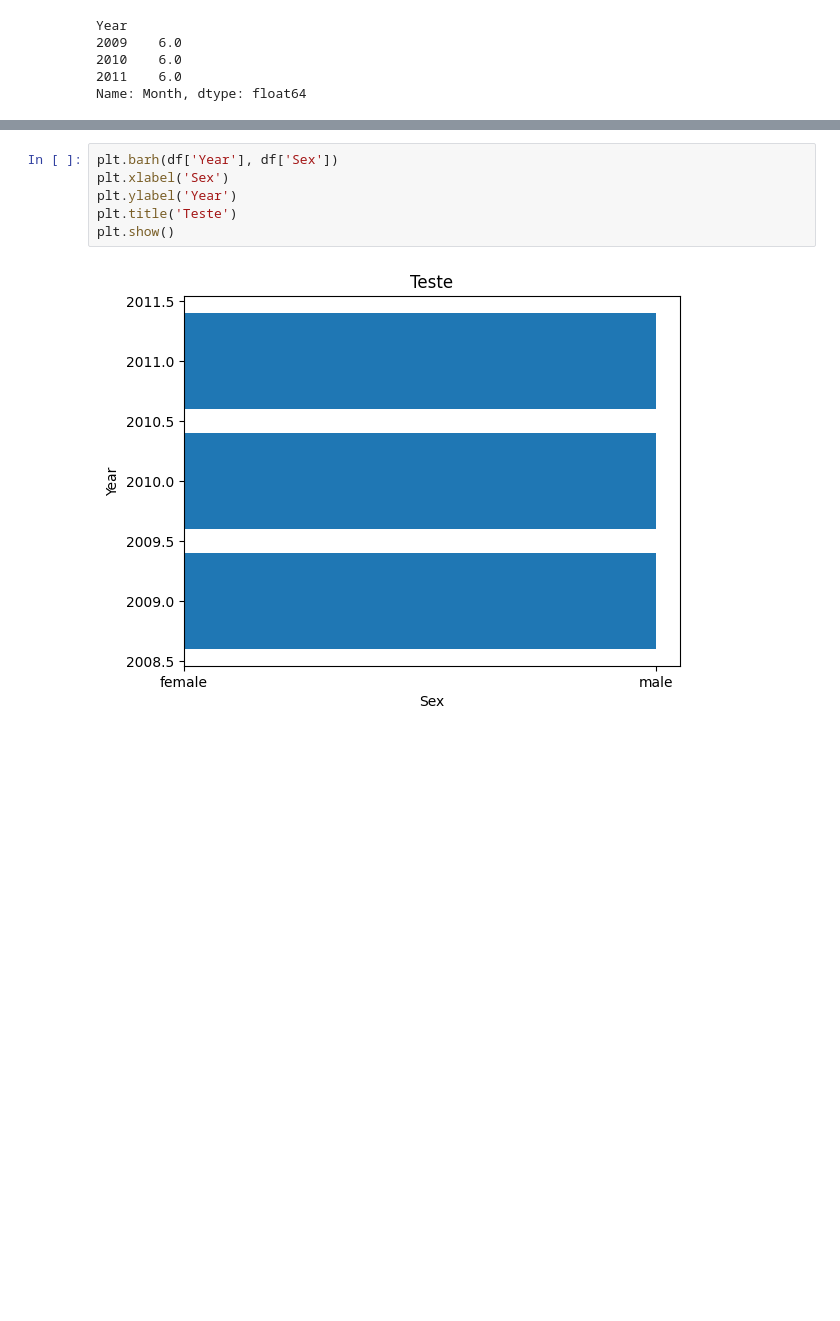
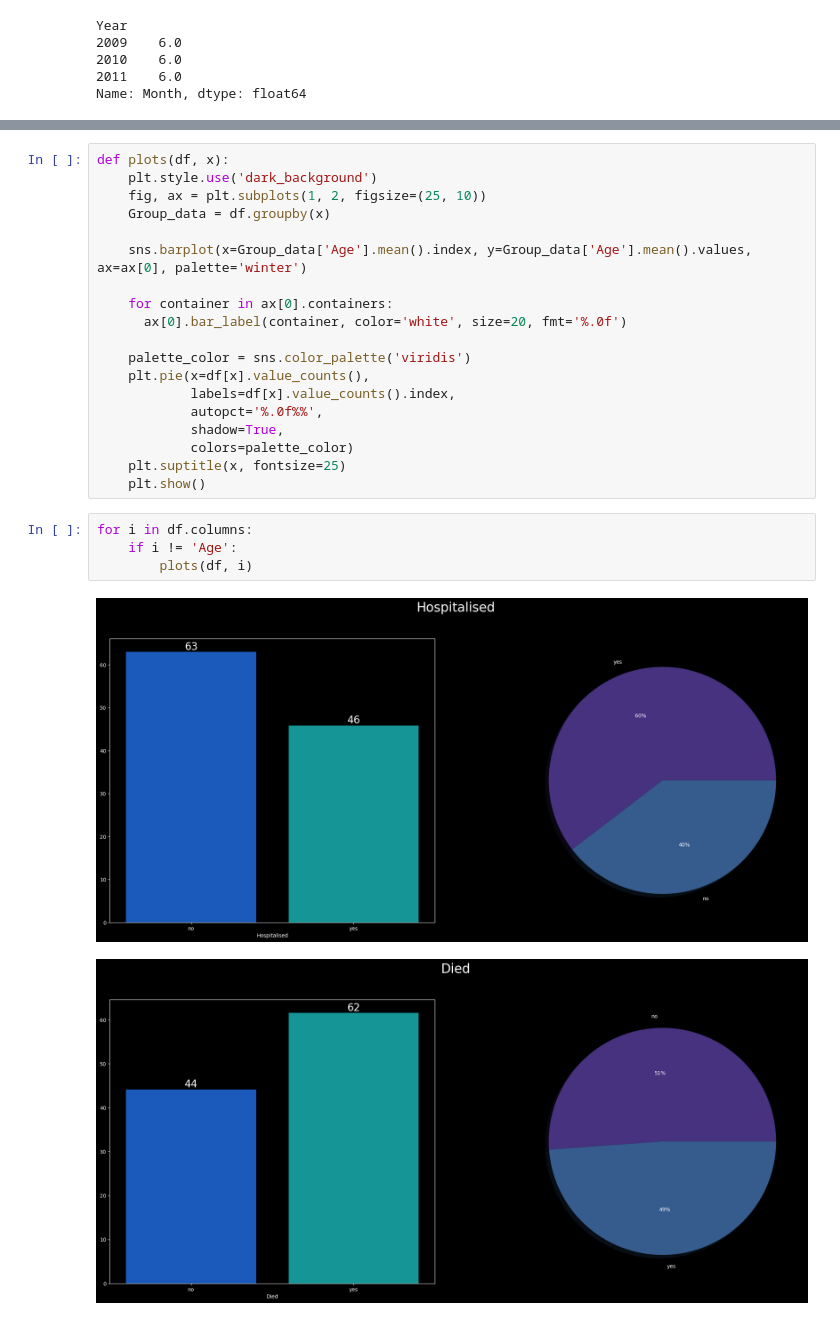
Before and after one commit to allisson2156/Analise-Suicidios-Shangdong, a Jupyter notebook: AnaliseDadosShangDong.ipynb, the cells around one changed output, grey strips where cells are left out. Drawn from its saved outputs; the diff is of its cells as text; blank space fills up the shorter version.

```diff
--- a/AnaliseDadosShangDong.ipynb
+++ b/AnaliseDadosShangDong.ipynb
@@ -123,8 +141,26 @@ Text(0.5, 1.0, 'Mortes por Sexo')
-# %%
-plt.barh(df['Year'], df['Sex'])
-plt.xlabel('Sex')
-plt.ylabel('Year')
-plt.title('Teste')
-plt.show()
-# %% [output]
-[figure, removed]
+# %%
+def plots(df, x):
+    plt.style.use('dark_background')
+    fig, ax = plt.subplots(1, 2, figsize=(25, 10))
+    Group_data = df.groupby(x)
+
+    sns.barplot(x=Group_data['Age'].mean().index, y=Group_data['Age'].mean().values, ax=ax[0], palette='winter')
+
+    for container in ax[0].containers:
+      ax[0].bar_label(container, color='white', size=20, fmt='%.0f')
+
+    palette_color = sns.color_palette('viridis')
+    plt.pie(x=df[x].value_counts(),
+            labels=df[x].value_counts().index,
+            autopct='%.0f%%',
+            shadow=True,
+            colors=palette_color)
+    plt.suptitle(x, fontsize=25)
+    plt.show()
+# %%
+for i in df.columns:
+    if i != 'Age':
+        plots(df, i)
+# %% [output]
+[figure, added]
+[figure, added]
```
Also changed, not shown: parts of 12 cells of this notebook.
